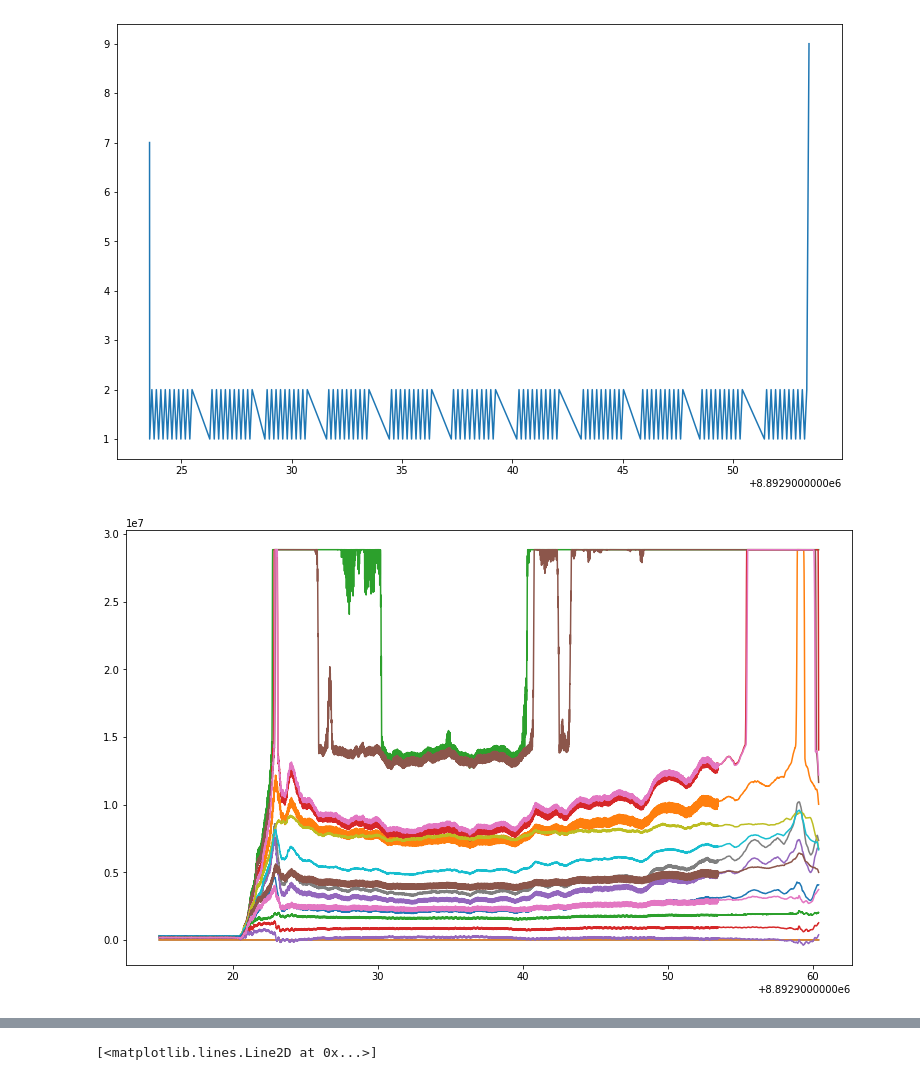
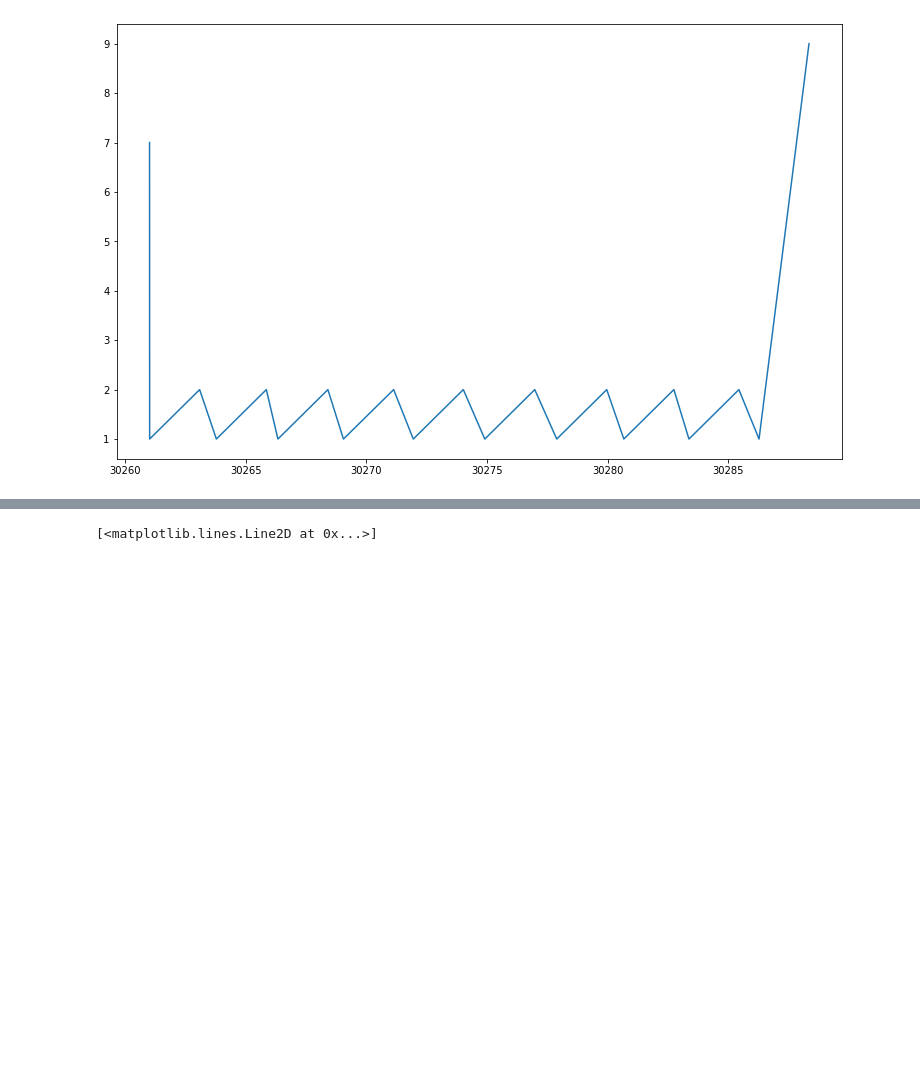
Before and after one commit to Vincentvjj/opm_tacs_flicker, a Jupyter notebook: marker_reader.ipynb, the cells around one changed output, grey strips where cells are left out. Cells and saved outputs as stored; diff of their text form; code cells hidden in the pictures; blank space fills up the shorter version.

```diff
--- a/marker_reader.ipynb
+++ b/marker_reader.ipynb
@@ -4,22 +4,21 @@ import pyxdf
 import matplotlib.pyplot as plt
 from scipy import signal, fftpack
 # %%
-data, header=  pyxdf.load_xdf('P01-no-tacs-R1.xdf')
+data, header=  pyxdf.load_xdf('recordings/test_saturday.xdf')
 
 for stream in data:
     y = stream['time_series']
 
     if isinstance(y, list):
         # list of strings, draw one vertical line for each marker
         for timestamp, marker in zip(stream['time_stamps'], y):
             plt.axvline(x=timestamp)
             print(f'Marker "{marker[0]}" @ {timestamp:.2f}s')
     elif isinstance(y, np.ndarray):
         # numeric data, draw as lines
         plt.figure(figsize=(13,8))
         plt.plot(stream['time_stamps'][:], y[:])
     else:
         raise RuntimeError('Unknown stream format')
 # %% [output]
-[figure, old version]
+[figure, new version]
-[figure, removed]
```
Also changed, not shown: parts of 3 cells of this notebook, 2 other files.
